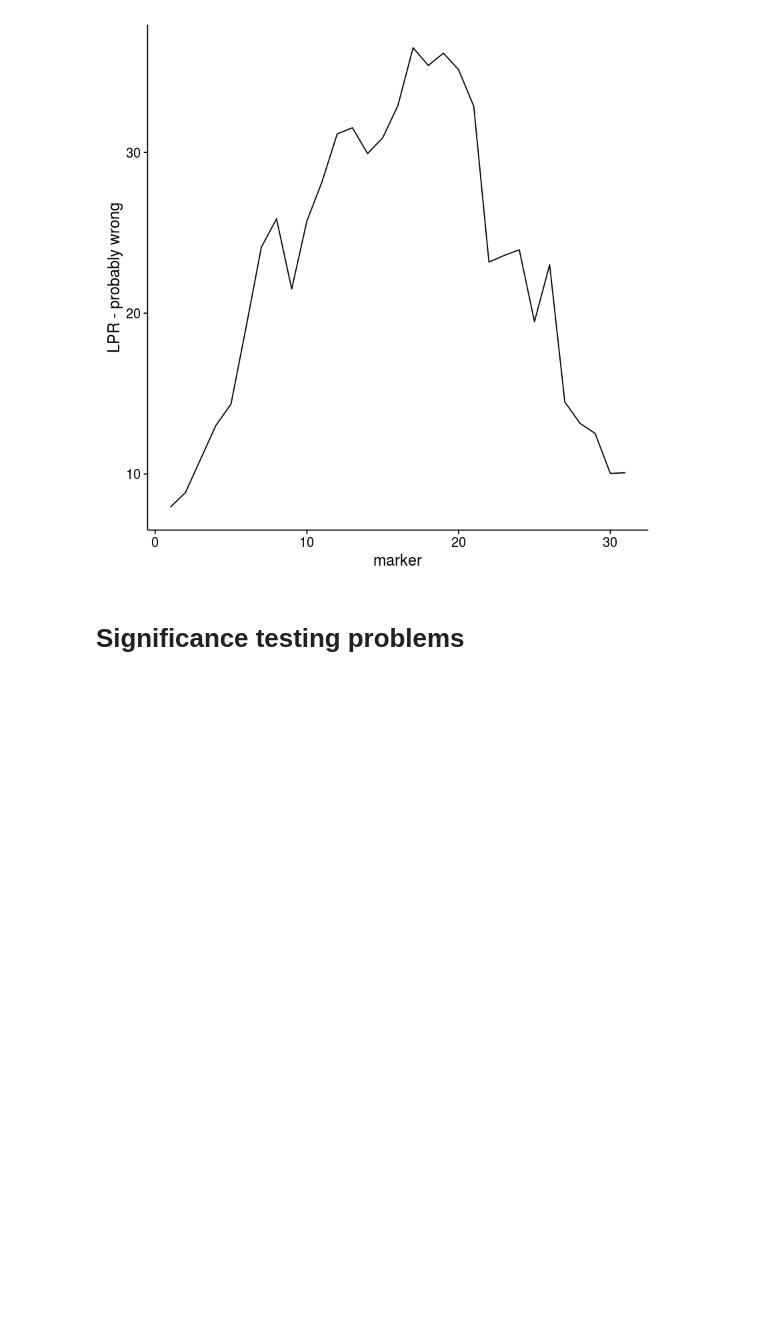
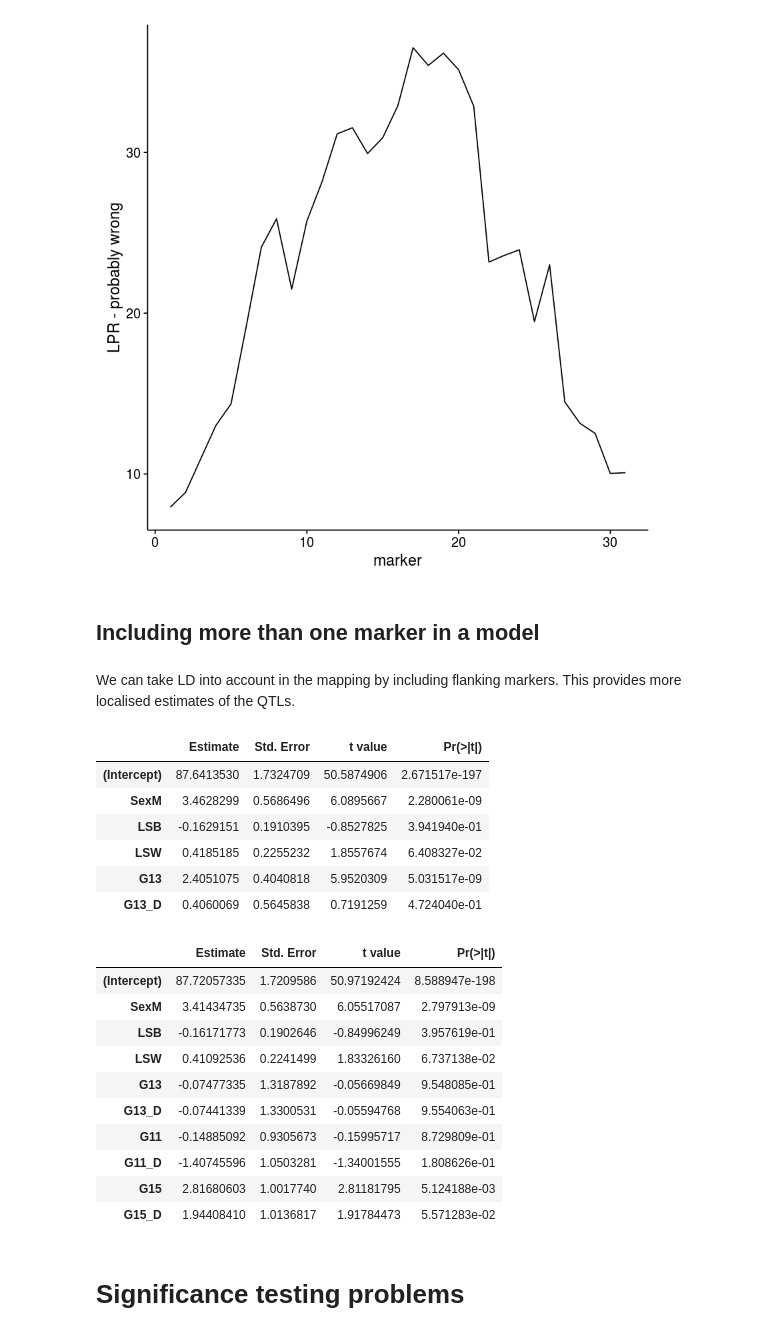
Before and after one commit to diogro/QGcourse, a Jupyter notebook: F2 mapping tutorial.ipynb, the cells around one changed output. Saved outputs shown, nothing was run; the diff lists cells and outputs as text; code cells hidden in the pictures; blank space fills up the shorter version.

Commit message:
flanking markers

```diff
--- a/F2 mapping tutorial.ipynb
+++ b/F2 mapping tutorial.ipynb
@@ -224,5 +224,33 @@ ldply(marker_fits_Trait3a, function(x) summary(x)$coefficients[5, 'Pr(>|t|)']) %
     ggplot(aes(1:n_markers, -log(V1))) + geom_line() + labs(x = "marker", y = "LPR - probably wrong")
 # %% [output]
 [figure]
+# %% [markdown]
+## Including more than one marker in a model
+# %% [markdown]
+We can take LD into account in the mapping by including flanking markers. This provides more localised estimates of the QTLs.
+# %%
+fit_f2_m13         = lm(Trait2a ~ Sex + LSB + LSW + G13 + G13_D                            , data = f2_data)
+fit_f2_m13_fl11_15 = lm(Trait2a ~ Sex + LSB + LSW + G13 + G13_D + G11 + G11_D + G15 + G15_D, data = f2_data)
+summary(fit_f2_m13)$coefficients
+summary(fit_f2_m13_fl11_15)$coefficients
+# %% [output]
+|  | Estimate | Std. Error | t value | Pr(>|t|) |
+| (Intercept) | 87.6413530 | 1.7324709 | 50.5874906 | 2.671517e-197 |
+| SexM | 3.4628299 | 0.5686496 | 6.0895667 | 2.280061e-09 |
+| LSB | -0.1629151 | 0.1910395 | -0.8527825 | 3.941940e-01 |
+| LSW | 0.4185185 | 0.2255232 | 1.8557674 | 6.408327e-02 |
+| G13 | 2.4051075 | 0.4040818 | 5.9520309 | 5.031517e-09 |
+| G13_D | 0.4060069 | 0.5645838 | 0.7191259 | 4.724040e-01 |
+|  | Estimate | Std. Error | t value | Pr(>|t|) |
+| (Intercept) | 87.72057335 | 1.7209586 | 50.97192424 | 8.588947e-198 |
+| SexM | 3.41434735 | 0.5638730 | 6.05517087 | 2.797913e-09 |
+| LSB | -0.16171773 | 0.1902646 | -0.84996249 | 3.957619e-01 |
+| LSW | 0.41092536 | 0.2241499 | 1.83326160 | 6.737138e-02 |
+| G13 | -0.07477335 | 1.3187892 | -0.05669849 | 9.548085e-01 |
+| G13_D | -0.07441339 | 1.3300531 | -0.05594768 | 9.554063e-01 |
+| G11 | -0.14885092 | 0.9305673 | -0.15995717 | 8.729809e-01 |
+| G11_D | -1.40745596 | 1.0503281 | -1.34001555 | 1.808626e-01 |
+| G15 | 2.81680603 | 1.0017740 | 2.81181795 | 5.124188e-03 |
+| G15_D | 1.94408410 | 1.0136817 | 1.91784473 | 5.571283e-02 |
 # %% [markdown]
 # Significance testing problems
```
